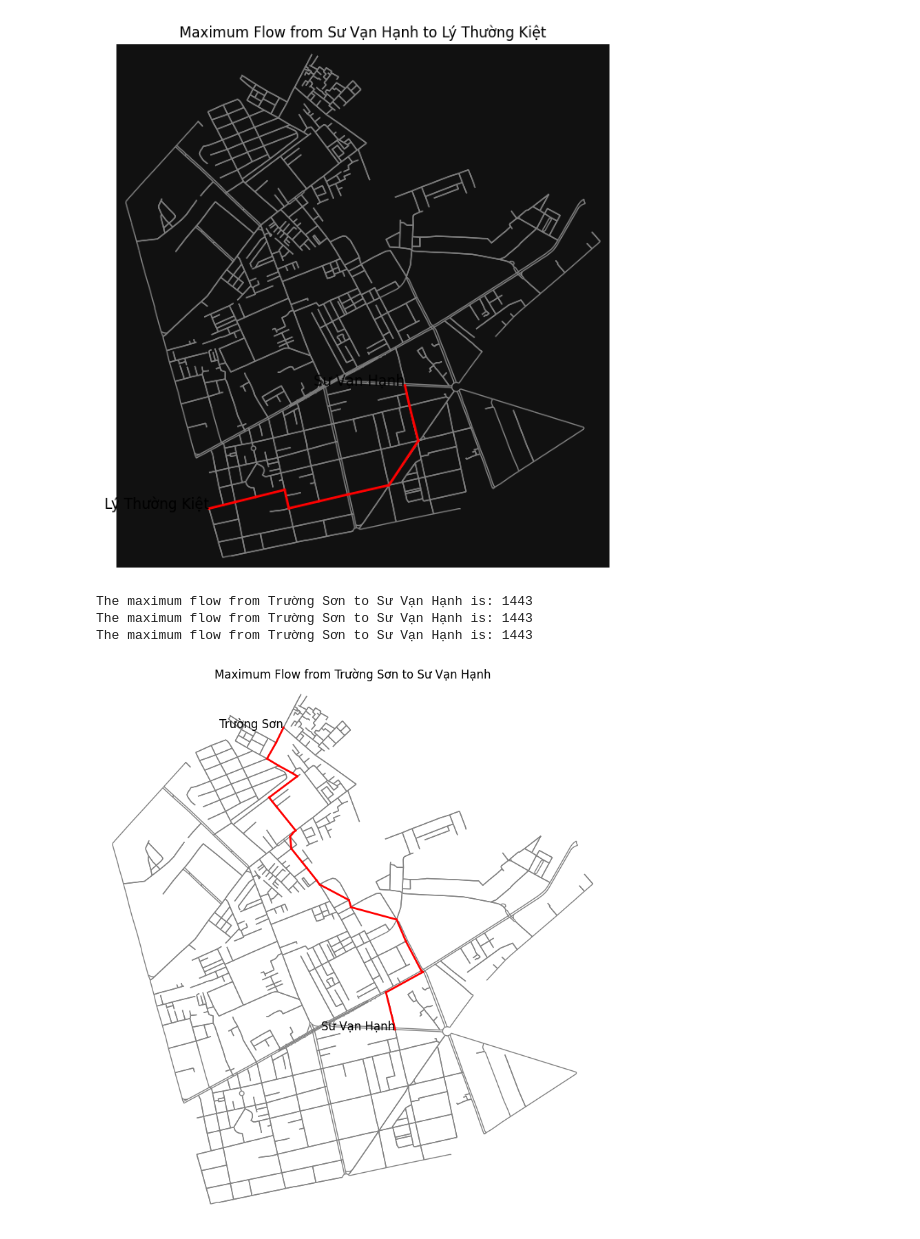
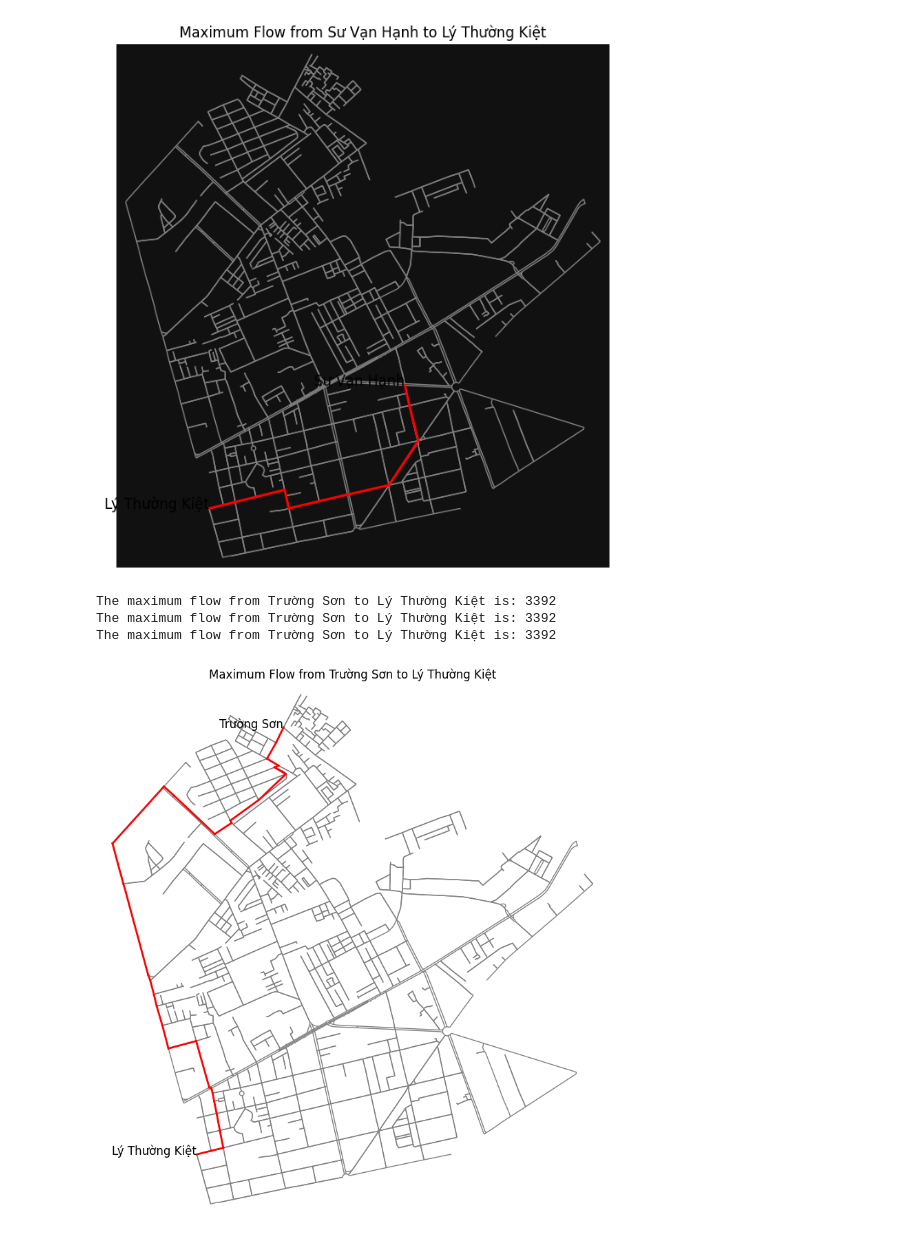
Before and after one commit to daovanhieu23800/maximumflow_HCM, a Jupyter notebook: test2.ipynb, the cells around one changed output. Cells and saved outputs as stored; diff of their text form; code cells hidden in the pictures.

```diff
--- a/test2.ipynb
+++ b/test2.ipynb
@@ -214,7 +374,7 @@ def find_nearest_node(graph, street_name):
 
 
 street1 = "Trường Sơn"  # Replace with actual street name
-street2 = "Sư Vạn Hạnh"
+street2 = "Lý Thường Kiệt"
 # Replace with actual street name
 
 # Find nodes for the given street names
@@ -242,34 +402,34 @@ else:
     print(f"The maximum flow from {street1} to {street2} is: {flow_value}")
 
 
     # Plot the original graph with a white background
     fig, ax = plt.subplots(figsize=(10, 10))  # You can adjust the size as needed
     ax.set_facecolor('white')  # Set the background color to white
     ox.plot_graph(graph, node_size=0, edge_color='gray', ax=ax, show=False)
 
     # Get the flow path for visualization
     flow_path = nx.shortest_path(flow_graph, source=node1, target=node2)
 
     # Extract edges of the flow path for plotting
     flow_edges = list(zip(flow_path[:-1], flow_path[1:]))
 
     # Plot flow path in red
     for u, v in flow_edges:
         ax.add_line(plt.Line2D([graph.nodes[u]['x'], graph.nodes[v]['x']],
                                  [graph.nodes[u]['y'], graph.nodes[v]['y']],
                                  color='red', linewidth=2))
 
     # Add street name annotations
     pos_street1 = graph.nodes[node1]
     pos_street2 = graph.nodes[node2]
 
     ax.text(pos_street1['x'], pos_street1['y'], street1, fontsize=12, ha='right', color='black')
     ax.text(pos_street2['x'], pos_street2['y'], street2, fontsize=12, ha='right', color='black')
 
     plt.title(f'Maximum Flow from {street1} to {street2}')
     plt.show()
 # %% [output]
-The maximum flow from Trường Sơn to Sư Vạn Hạnh is: 1443
-The maximum flow from Trường Sơn to Sư Vạn Hạnh is: 1443
-The maximum flow from Trường Sơn to Sư Vạn Hạnh is: 1443
+The maximum flow from Trường Sơn to Lý Thường Kiệt is: 3392
+The maximum flow from Trường Sơn to Lý Thường Kiệt is: 3392
+The maximum flow from Trường Sơn to Lý Thường Kiệt is: 3392
-[figure, old version]
+[figure, new version]
```
Also changed, not shown: parts of 7 cells of this notebook, 1 other file.
